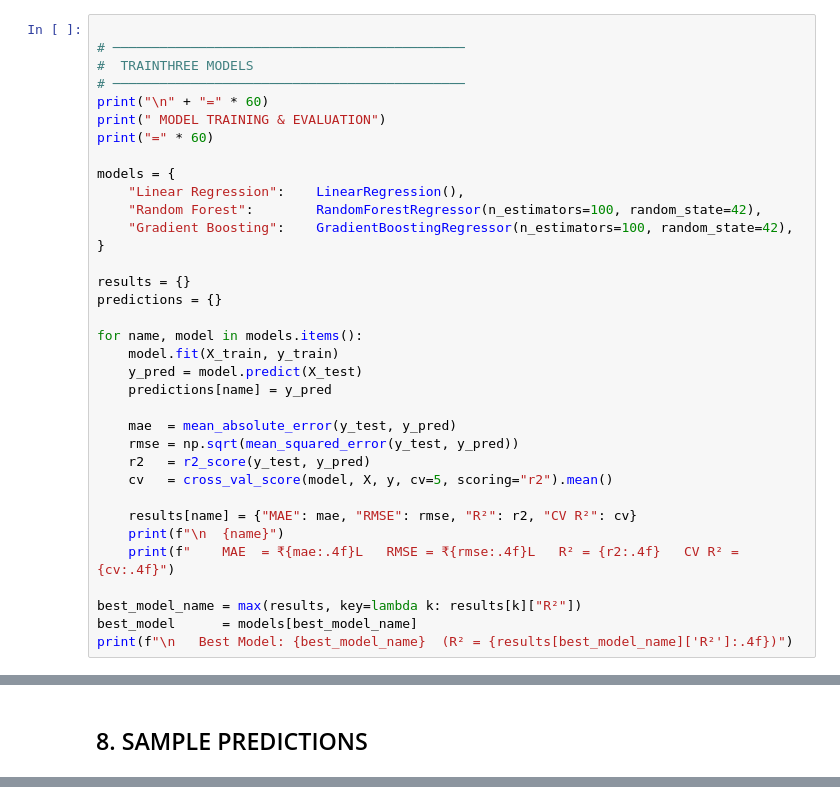
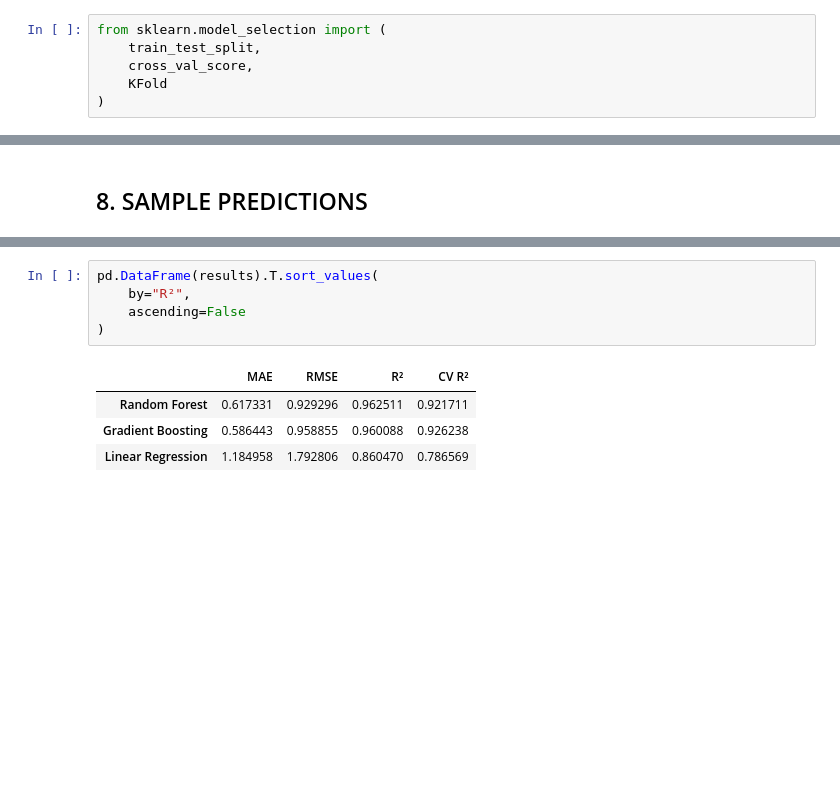
Before and after one commit to anubrata2209/car-price-prediction, a Jupyter notebook: code.ipynb, the cells around one changed output, grey strips where cells are left out. Drawn from its saved outputs; the diff is of its cells as text; blank space fills up the shorter version.

```diff
--- a/code.ipynb
+++ b/code.ipynb
@@ -112,35 +172,6 @@ Train set: 240 samples  |  Test set: 61 samples
 # %%
-
-# ─────────────────────────────────────────────
-#  TRAINTHREE MODELS
-# ─────────────────────────────────────────────
-print("\n" + "=" * 60)
-print(" MODEL TRAINING & EVALUATION")
-print("=" * 60)
-
-models = {
-    "Linear Regression":    LinearRegression(),
-    "Random Forest":        RandomForestRegressor(n_estimators=100, random_state=42),
-    "Gradient Boosting":    GradientBoostingRegressor(n_estimators=100, random_state=42),
-}
-
-results = {}
-predictions = {}
-
-for name, model in models.items():
-    model.fit(X_train, y_train)
-    y_pred = model.predict(X_test)
-    predictions[name] = y_pred
-
-    mae  = mean_absolute_error(y_test, y_pred)
-    rmse = np.sqrt(mean_squared_error(y_test, y_pred))
-    r2   = r2_score(y_test, y_pred)
-    cv   = cross_val_score(model, X, y, cv=5, scoring="r2").mean()
-
-    results[name] = {"MAE": mae, "RMSE": rmse, "R²": r2, "CV R²": cv}
-    print(f"\n  {name}")
-    print(f"    MAE  = ₹{mae:.4f}L   RMSE = ₹{rmse:.4f}L   R² = {r2:.4f}   CV R² = {cv:.4f}")
-
-best_model_name = max(results, key=lambda k: results[k]["R²"])
-best_model      = models[best_model_name]
-print(f"\n   Best Model: {best_model_name}  (R² = {results[best_model_name]['R²']:.4f})")
+from sklearn.model_selection import (
+    train_test_split,
+    cross_val_score,
+    KFold
+)
@@ -363,0 +751,10 @@ for i, (act, pred) in enumerate(zip(actual, predicted)):
+# %%
+pd.DataFrame(results).T.sort_values(
+    by="R²",
+    ascending=False
+)
+# %% [output]
+|  | MAE | RMSE | R² | CV R² |
+| Random Forest | 0.617331 | 0.929296 | 0.962511 | 0.921711 |
+| Gradient Boosting | 0.586443 | 0.958855 | 0.960088 | 0.926238 |
+| Linear Regression | 1.184958 | 1.792806 | 0.860470 | 0.786569 |
```
Also changed, not shown: parts of 14 cells of this notebook.
